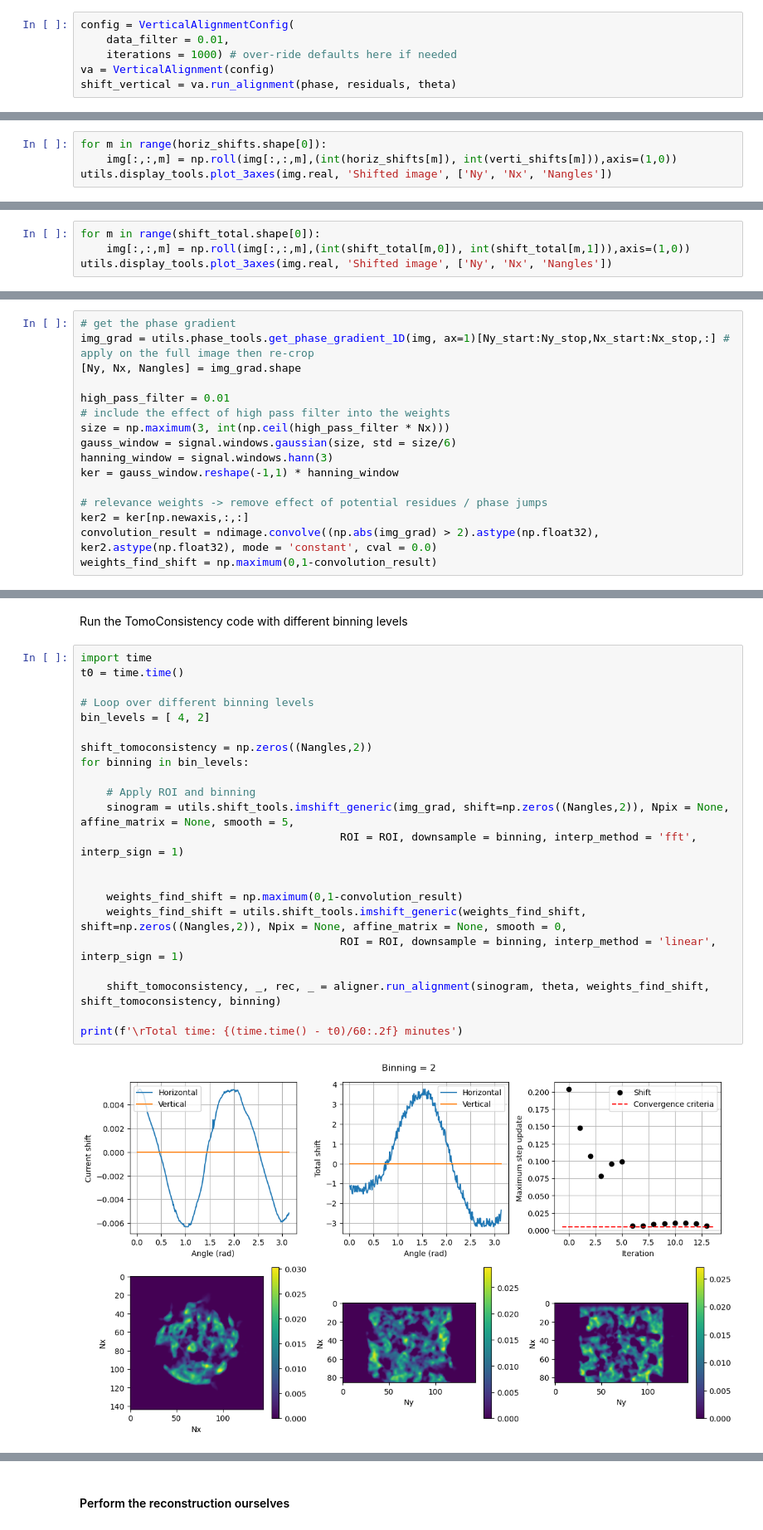
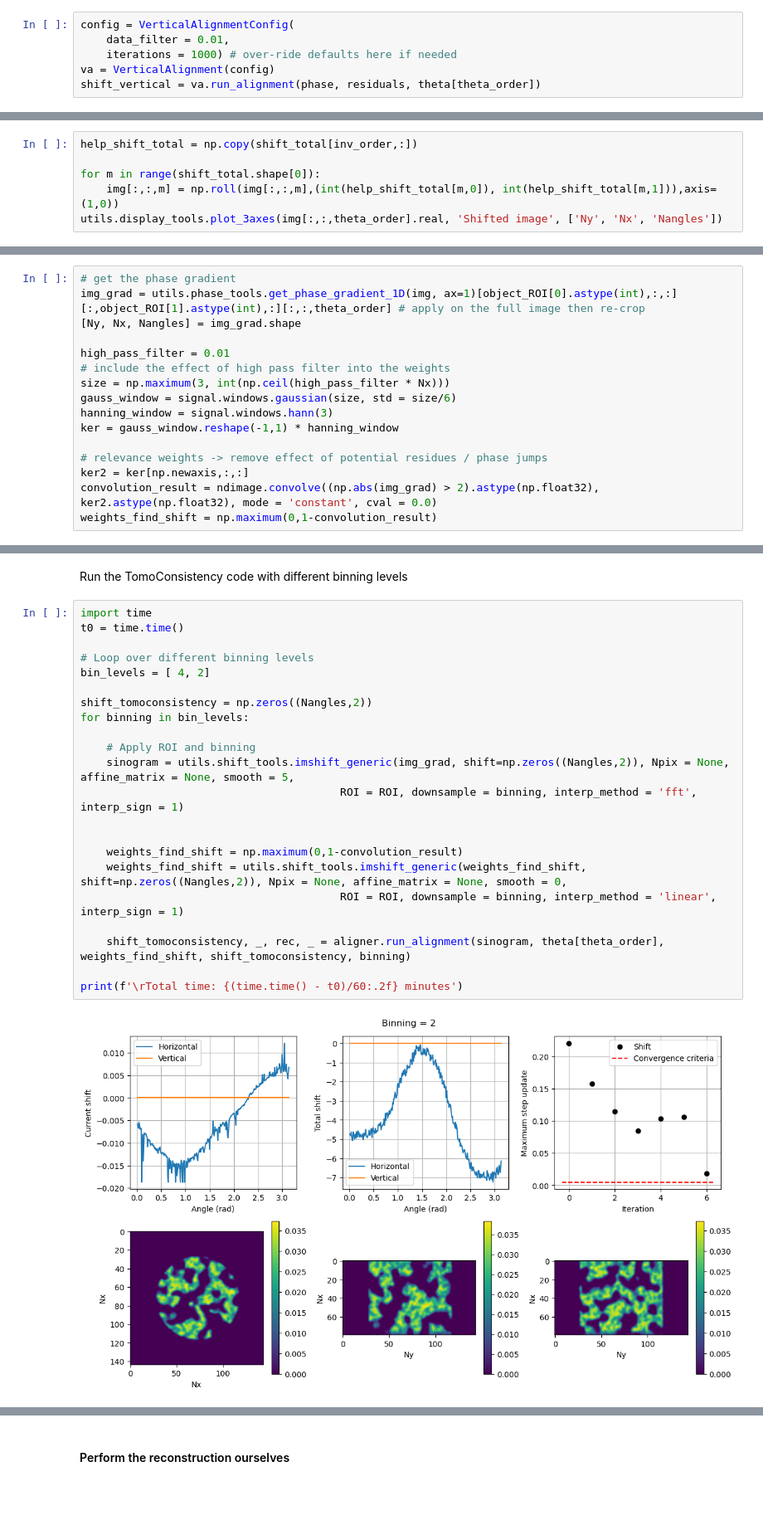
Before and after one commit to TomographicImaging/PtychographyAlignment, a Jupyter notebook: applications/alignment_pipeline-wip.ipynb, the cells around one changed output, grey strips where cells are left out. Shown at 83% size. Saved outputs shown, nothing was run; the diff lists cells and outputs as text; blank space fills up the shorter version.

```diff
--- a/applications/alignment_pipeline-wip.ipynb
+++ b/applications/alignment_pipeline-wip.ipynb
@@ -227,5 +123,5 @@ config = VerticalAlignmentConfig(
     data_filter = 0.01,
     iterations = 1000) # over-ride defaults here if needed
 va = VerticalAlignment(config)
-shift_vertical = va.run_alignment(phase, residuals, theta)
+shift_vertical = va.run_alignment(phase, residuals, theta[theta_order])
 # %% [output]
@@ -279,7 +178,3 @@ plt.legend()
 # plt.legend()
 # %% [markdown]
 Apply shift total to the original image
-# %%
-for m in range(horiz_shifts.shape[0]):
-    img[:,:,m] = np.roll(img[:,:,m],(int(horiz_shifts[m]), int(verti_shifts[m])),axis=(1,0))
-utils.display_tools.plot_3axes(img.real, 'Shifted image', ['Ny', 'Nx', 'Nangles'])
@@ -288,5 +181,7 @@ utils.display_tools.plot_3axes(img.real, 'Shifted image', ['Ny', 'Nx', 'Nangles'
 # %%
+help_shift_total = np.copy(shift_total[inv_order,:])
+
 for m in range(shift_total.shape[0]):
-    img[:,:,m] = np.roll(img[:,:,m],(int(shift_total[m,0]), int(shift_total[m,1])),axis=(1,0))
-utils.display_tools.plot_3axes(img.real, 'Shifted image', ['Ny', 'Nx', 'Nangles'])
+    img[:,:,m] = np.roll(img[:,:,m],(int(help_shift_total[m,0]), int(help_shift_total[m,1])),axis=(1,0))
+utils.display_tools.plot_3axes(img[:,:,theta_order].real, 'Shifted image', ['Ny', 'Nx', 'Nangles'])
 # %% [output]
@@ -297,7 +192,7 @@ utils.display_tools.plot_3axes(img.real, 'Shifted image', ['Ny', 'Nx', 'Nangles'
 First get the phase gradient and calculate weights
 # %%
 # get the phase gradient
-img_grad = utils.phase_tools.get_phase_gradient_1D(img, ax=1)[Ny_start:Ny_stop,Nx_start:Nx_stop,:] # apply on the full image then re-crop
+img_grad = utils.phase_tools.get_phase_gradient_1D(img, ax=1)[object_ROI[0].astype(int),:,:][:,object_ROI[1].astype(int),:][:,:,theta_order] # apply on the full image then re-crop
 [Ny, Nx, Nangles] = img_grad.shape
 
 high_pass_filter = 0.01
@@ -347,24 +242,24 @@ Run the TomoConsistency code with different binning levels
 # %%
 import time
 t0 = time.time()
 
 # Loop over different binning levels
 bin_levels = [ 4, 2]
 
 shift_tomoconsistency = np.zeros((Nangles,2))
 for binning in bin_levels:
 
     # Apply ROI and binning
     sinogram = utils.shift_tools.imshift_generic(img_grad, shift=np.zeros((Nangles,2)), Npix = None, affine_matrix = None, smooth = 5,
                                         ROI = ROI, downsample = binning, interp_method = 'fft', interp_sign = 1)
 
 
     weights_find_shift = np.maximum(0,1-convolution_result)
     weights_find_shift = utils.shift_tools.imshift_generic(weights_find_shift, shift=np.zeros((Nangles,2)), Npix = None, affine_matrix = None, smooth = 0,
                                         ROI = ROI, downsample = binning, interp_method = 'linear', interp_sign = 1)
 
-    shift_tomoconsistency, _, rec, _ = aligner.run_alignment(sinogram, theta, weights_find_shift, shift_tomoconsistency, binning)
+    shift_tomoconsistency, _, rec, _ = aligner.run_alignment(sinogram, theta[theta_order], weights_find_shift, shift_tomoconsistency, binning)
 
 print(f'\rTotal time: {(time.time() - t0)/60:.2f} minutes')
 # %% [output]
-[figure, old version]
+[figure, new version]
```
Also changed, not shown: parts of 35 cells of this notebook, 3 other files.
